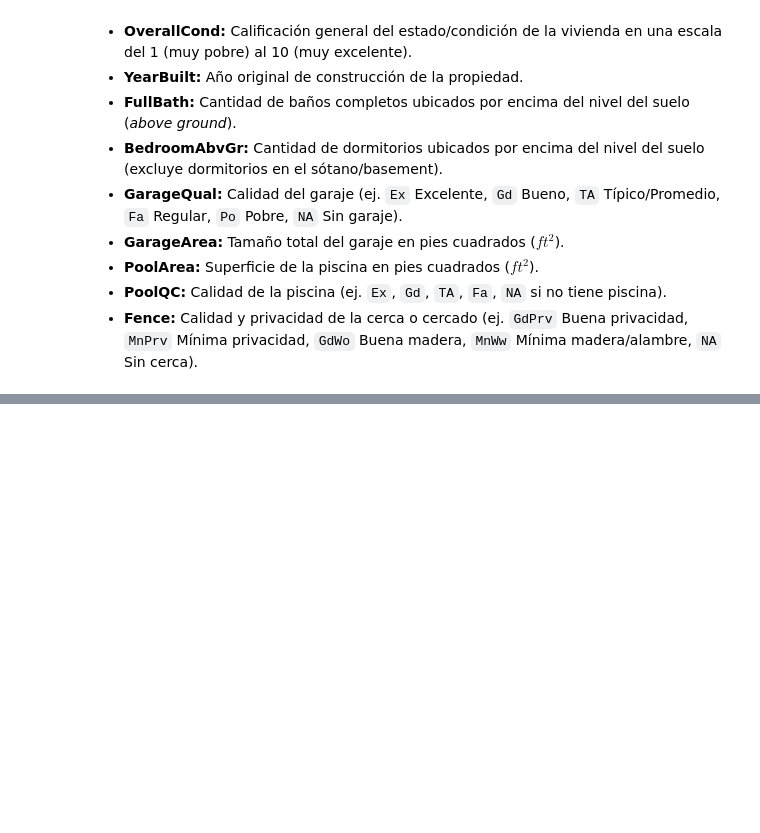
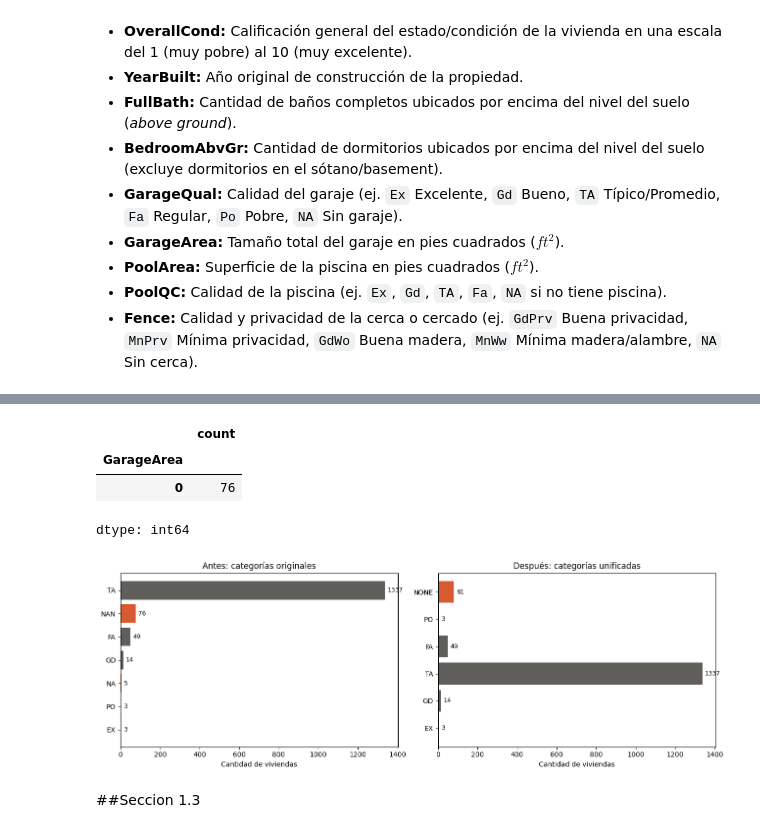
Before and after one commit to AlesioRios/Laboratorio-de-Datos-II, a Jupyter notebook: Lab_de_Datos_II_TP2.ipynb, the cells around one changed output, grey strips where cells are left out. Drawn from its saved outputs; the diff is of its cells as text; code cells hidden in the pictures; blank space fills up the shorter version.

```diff
--- a/Lab_de_Datos_II_TP2.ipynb
+++ b/Lab_de_Datos_II_TP2.ipynb
@@ -169,0 +288,4 @@ object
+# %%
+#Ahora si reemplazamos y unificamos
+df['Fence'] = df['Fence'].replace({'nan' : 'NONE'})
+df['Fence'].value_counts()
@@ -169,0 +301,14 @@ object
+# %%
+#Neighborhood
+print('Frecuencias originales:')
+print(df['Neighborhood'].value_counts())
+
+#Al comparar los resultados con la documentacion oficial del dataset, todos los registros estan correctos excepto dos. Al final de la lista se repiten
+#'NAmes' y 'BrkSide'
+
+#Verificamos si hay algun espacio en blanco
+df['Neighborhood']  = df['Neighborhood'].str.strip()
+print('\nFrecuencias despues de aplicar str.strip():')
+df['Neighborhood'].value_counts()
+
+#Podemos comprobar que efectivamente los 3 registros adicionales se debian a la presencai de espacios en blanco en los registros, por lo que ya estan bien unificados
@@ -169,0 +370,5 @@ object
+# %%
+#Ponemos todo en mayusculas
+df['MSZoning'] = df['MSZoning'].str.upper()
+
+df['MSZoning'].value_counts()
@@ -169,0 +384,28 @@ object
+# %%
+#GarageQual
+
+df_antes = df['GarageQual'].copy()
+df['GarageQual'].value_counts(dropna=False)
+#Se puede observar que hay una falsa categoría: NaN y NA porbablemente hagan referencia a la clase "Na": que no tiene garage.
+#Estrategia adoptadas: pasamos todo a mayúsculas, y fusionamos estas dos categorías.
+df['GarageQual'] = df['GarageQual'].str.strip().str.upper() # strip() elimina espacios en blanco al principio y al final de cada texto.
+#Vamos a determinar si los NaN son faltantes o si hacen referencia a la categoría "Na"
+display(df.loc[df['GarageQual'].isna(), 'GarageArea'].value_counts()) #Podemos ver que todos los NaN de GarageQual eran en realidad "Na" (o indica que no hay garage)
+
+sin_garage = df['GarageArea'] == 0
+df.loc[sin_garage, 'GarageQual'] = 'NONE'
+df['GarageQual'] = df['GarageQual'].replace({'NA': 'NONE'})
+
+orden_calidad_Grid = CategoricalDtype(categories = ['NONE', 'PO', 'FA', 'TA', 'GD', 'EX'], ordered = True)
+df['GarageQual'] = df['GarageQual'].astype(orden_calidad_Grid)
+assert df['GarageQual'].isna().sum() == 0, "Quedaron valores sin mapear al hacer el cast"
+
+graficar_antes_despues_categorias(antes_crudo=df_antes, despues=df['GarageQual'], orden_final=['NONE', 'PO', 'FA', 'TA', 'GD', 'EX'])
+# %% [output]
+|  | count |
+| GarageArea |  |
+| 0 | 76 |
+dtype: int64
+[figure, added]
+# %% [markdown]
+##Seccion 1.3
```
Also changed, not shown: parts of 34 cells of this notebook.
